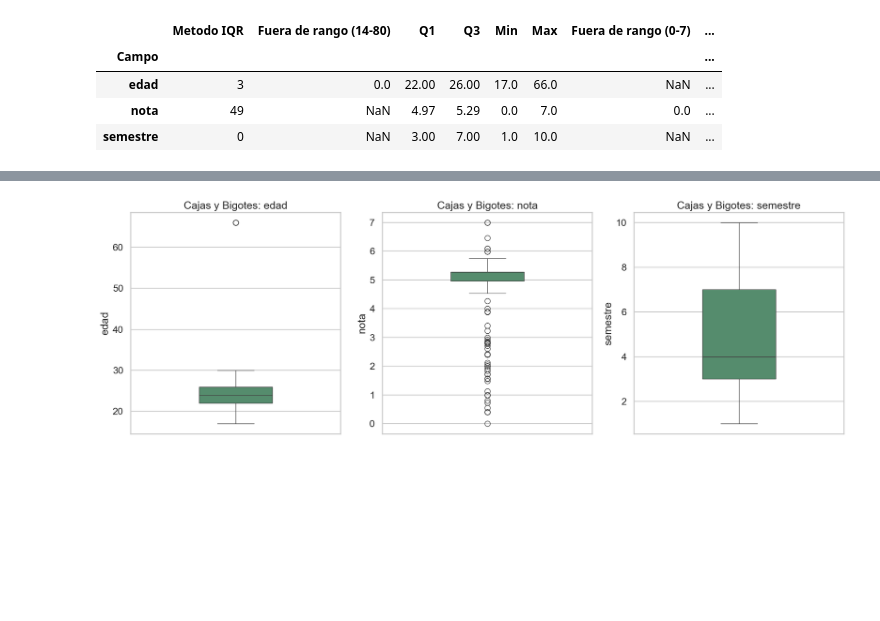
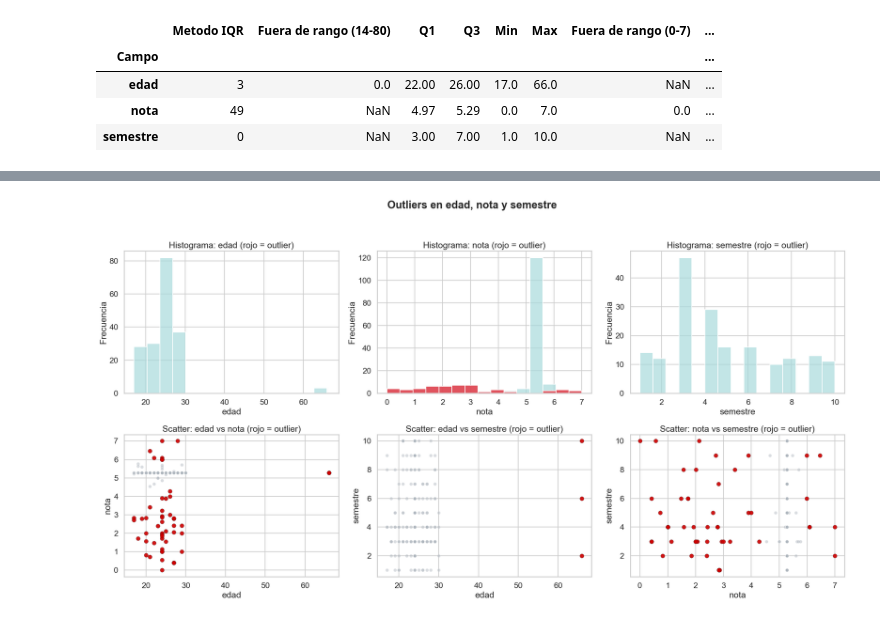
Before and after one commit to profesor-oscarito/ciencia-de-datos, a Jupyter notebook: streaming_data/Actividad-1-2-casa.ipynb, the cells around one changed output, grey strips where cells are left out. Drawn from its saved outputs; the diff is of its cells as text; code cells hidden in the pictures; blank space fills up the shorter version.

```diff
--- a/streaming_data/Actividad-1-2-casa.ipynb
+++ b/streaming_data/Actividad-1-2-casa.ipynb
@@ -6,5 +6,5 @@
 
 import pandas as pd
 
-df = pd.read_csv('../edads_de_estudiantes.csv')
+df = pd.read_csv('../Notas_de_estudiantes.csv')
 df
@@ -465,31 +503,75 @@ display(resumen_outliers)
 | nota | 49 | NaN | 4.97 | 5.29 | 0.0 | 7.0 | 0.0 | ... |
 | semestre | 0 | NaN | 3.00 | 7.00 | 1.0 | 10.0 | NaN | ... |
 # %%
-# Graficos de cajas y bigotes para detectar outliers en columnas numericas
-import math
+# Histogramas y scatter plots para outliers de edad, nota y semestre (metodo IQR)
 import matplotlib.pyplot as plt
 import seaborn as sns
 
-columnas_boxplot = ['edad', 'nota', 'semestre']
-df_box = df.copy()
-df_box['edad'] = pd.to_numeric(df_box['edad'], errors='coerce')
-df_box['nota'] = pd.to_numeric(df_box['nota'], errors='coerce')
-df_box['semestre'] = pd.to_numeric(df_box['semestre'], errors='coerce')
+# Preparar datos numericos
+plot_df = df.copy()
+plot_df['edad'] = pd.to_numeric(plot_df['edad'], errors='coerce')
+plot_df['nota'] = pd.to_numeric(plot_df['nota'], errors='coerce')
+plot_df['semestre'] = pd.to_numeric(plot_df['semestre'], errors='coerce')
 
-columnas_validas = [col for col in columnas_boxplot if df_box[col].notna().sum() > 0]
+campos = ['edad', 'nota', 'semestre']
+outlier_masks = {}
+
+# Detectar outliers por campo con IQR
+for campo in campos:
+    serie = plot_df[campo].dropna()
+    q1 = serie.quantile(0.25)
+    q3 = serie.quantile(0.75)
+    iqr = q3 - q1
+    li = q1 - 1.5 * iqr
+    ls = q3 + 1.5 * iqr
+    outlier_masks[campo] = (plot_df[campo] < li) | (plot_df[campo] > ls)
+
+# Conteo rapido por campo
+print('Outliers por campo (IQR):')
+for campo in campos:
+    print(f'- {campo}: {int(outlier_masks[campo].sum())}')
 
 sns.set_theme(style='whitegrid', context='talk')
-fig, axes = plt.subplots(1, len(columnas_validas), figsize=(6 * len(columnas_validas), 6))
+fig, axes = plt.subplots(2, 3, figsize=(22, 12))
+fig.suptitle('Outliers en edad, nota y semestre', fontsize=22, fontweight='bold')
 
-if len(columnas_validas) == 1:
-    axes = [axes]
+# --- Fila 1: histogramas con outliers resaltados ---
+for i, campo in enumerate(campos):
+    ax = axes[0, i]
+    sns.histplot(plot_df[campo], bins=15, color='#a8dadc', alpha=0.7, ax=ax)
+    sns.histplot(plot_df.loc[outlier_masks[campo], campo], bins=15, color='#e63946', alpha=0.85, ax=ax)
+    ax.set_title(f'Histograma: {campo} (rojo = outlier)')
+    ax.set_xlabel(campo)
+    ax.set_ylabel('Frecuencia')
 
-for ax, columna in zip(axes, columnas_validas):
-    sns.boxplot(y=df_box[columna], color='#4c956c', width=0.35, ax=ax)
-    ax.set_title(f'Cajas y Bigotes: {columna}')
-    ax.set_xlabel('')
-    ax.set_ylabel(columna)
+# --- Fila 2: scatter plots por pares con outliers resaltados ---
+pares = [('edad', 'nota'), ('edad', 'semestre'), ('nota', 'semestre')]
 
-plt.tight_layout()
+for i, (x_col, y_col) in enumerate(pares):
+    ax = axes[1, i]
+
+    # Base: todos los puntos en gris
+    sns.scatterplot(data=plot_df, x=x_col, y=y_col, color='#adb5bd', alpha=0.45, s=45, ax=ax, legend=False)
+
+    # Outliers de cualquiera de los dos ejes en rojo
+    mask_par = outlier_masks[x_col] | outlier_masks[y_col]
+    sns.scatterplot(
+        data=plot_df.loc[mask_par],
+        x=x_col,
+        y=y_col,
+        color='#d00000',
+        alpha=0.9,
+        s=70,
+        edgecolor='black',
+        linewidth=0.3,
+        ax=ax,
+        legend=False
+    )
+
+    ax.set_title(f'Scatter: {x_col} vs {y_col} (rojo = outlier)')
+    ax.set_xlabel(x_col)
+    ax.set_ylabel(y_col)
+
+plt.tight_layout(rect=[0, 0, 1, 0.95])
 plt.show()
 # %% [output]
@@ -496 +582 @@ plt.show()
-[figure, old version]
+[figure, new version]
```
Also changed, not shown: parts of 19 cells of this notebook, 32 other files.
